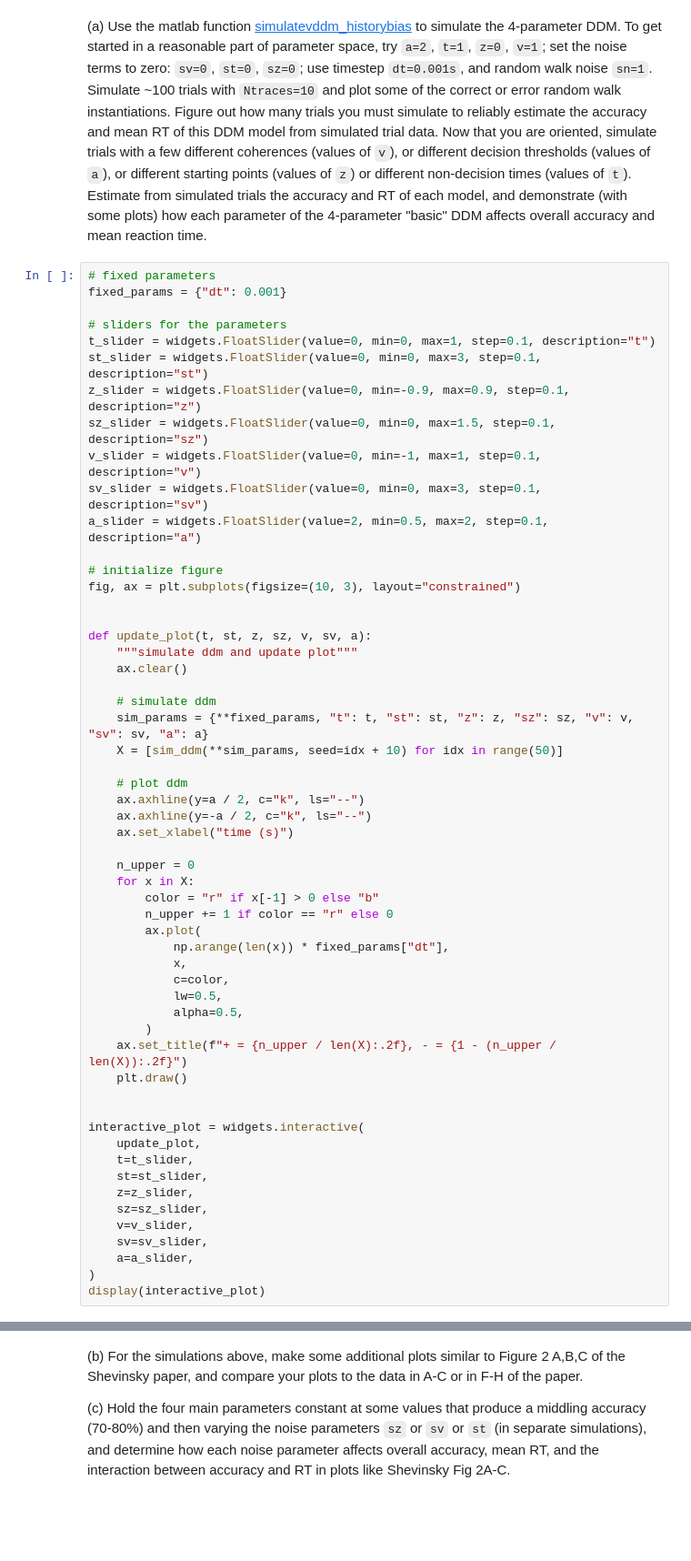
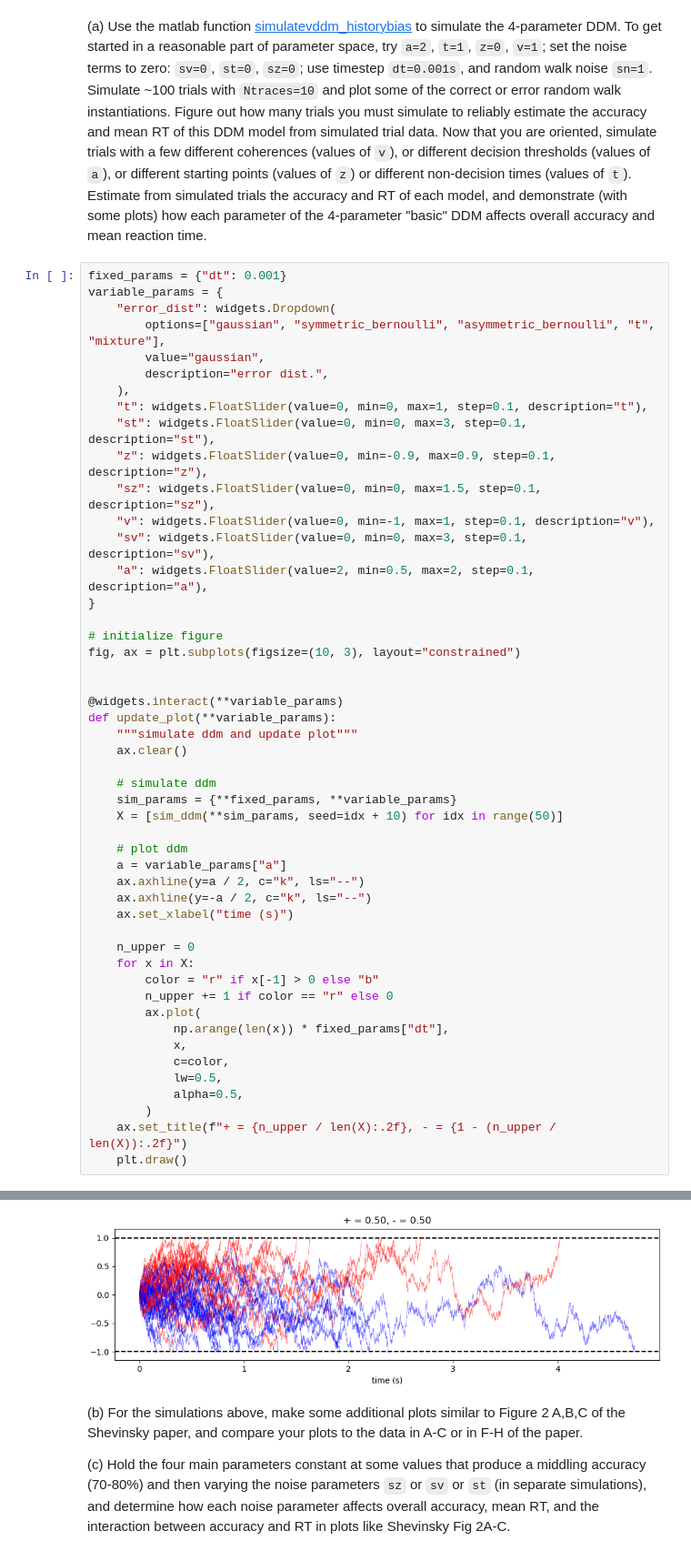
Before and after one commit to griegner/drift-diffusion, a Jupyter notebook: examples/01-sim-drift-diffusion.ipynb, the cells around one changed output, grey strips where cells are left out. Shown: that part at 91% size. Saved outputs shown, nothing was run; the diff lists cells and outputs as text; blank space fills up the shorter version.

Commit message:
sim ddm with non-gaussian distributions

```diff
--- a/examples/01-sim-drift-diffusion.ipynb
+++ b/examples/01-sim-drift-diffusion.ipynb
@@ -12,31 +13,37 @@ plt.rcParams.update({"font.size": 10})
 # %% [markdown]
 (a) Use the matlab function [simulatevddm_historybias](https://codeocean.com/capsule/0233454/tree/v2) to simulate the 4-parameter DDM. To get started in a reasonable part of parameter space, try `a=2`, `t=1`,  `z=0`, `v=1`; set the noise terms to zero: `sv=0`, `st=0`, `sz=0`; use timestep `dt=0.001s`, and random walk noise `sn=1`. Simulate ~100 trials with `Ntraces=10` and plot some of the correct or error random walk instantiations.  Figure out how many trials you must simulate to reliably estimate the accuracy and mean RT of this DDM model from simulated trial data. Now that you are oriented, simulate trials with a few different coherences (values of `v`), or different decision thresholds (values of `a`), or different starting points (values of `z`) or different non-decision times (values of `t`).  Estimate from simulated trials the accuracy and RT of each model, and demonstrate (with some plots) how each parameter of the 4-parameter "basic" DDM affects overall accuracy and mean reaction time.
 # %%
-# fixed parameters
 fixed_params = {"dt": 0.001}
-
-# sliders for the parameters
-t_slider = widgets.FloatSlider(value=0, min=0, max=1, step=0.1, description="t")
-st_slider = widgets.FloatSlider(value=0, min=0, max=3, step=0.1, description="st")
-z_slider = widgets.FloatSlider(value=0, min=-0.9, max=0.9, step=0.1, description="z")
-sz_slider = widgets.FloatSlider(value=0, min=0, max=1.5, step=0.1, description="sz")
-v_slider = widgets.FloatSlider(value=0, min=-1, max=1, step=0.1, description="v")
-sv_slider = widgets.FloatSlider(value=0, min=0, max=3, step=0.1, description="sv")
-a_slider = widgets.FloatSlider(value=2, min=0.5, max=2, step=0.1, description="a")
+variable_params = {
+    "error_dist": widgets.Dropdown(
+        options=["gaussian", "symmetric_bernoulli", "asymmetric_bernoulli", "t", "mixture"],
+        value="gaussian",
+        description="error dist.",
+    ),
+    "t": widgets.FloatSlider(value=0, min=0, max=1, step=0.1, description="t"),
+    "st": widgets.FloatSlider(value=0, min=0, max=3, step=0.1, description="st"),
+    "z": widgets.FloatSlider(value=0, min=-0.9, max=0.9, step=0.1, description="z"),
+    "sz": widgets.FloatSlider(value=0, min=0, max=1.5, step=0.1, description="sz"),
+    "v": widgets.FloatSlider(value=0, min=-1, max=1, step=0.1, description="v"),
+    "sv": widgets.FloatSlider(value=0, min=0, max=3, step=0.1, description="sv"),
+    "a": widgets.FloatSlider(value=2, min=0.5, max=2, step=0.1, description="a"),
+}
 
 # initialize figure
 fig, ax = plt.subplots(figsize=(10, 3), layout="constrained")
 
 
-def update_plot(t, st, z, sz, v, sv, a):
+@widgets.interact(**variable_params)
+def update_plot(**variable_params):
     """simulate ddm and update plot"""
     ax.clear()
 
     # simulate ddm
-    sim_params = {**fixed_params, "t": t, "st": st, "z": z, "sz": sz, "v": v, "sv": sv, "a": a}
+    sim_params = {**fixed_params, **variable_params}
     X = [sim_ddm(**sim_params, seed=idx + 10) for idx in range(50)]
 
     # plot ddm
+    a = variable_params["a"]
     ax.axhline(y=a / 2, c="k", ls="--")
     ax.axhline(y=-a / 2, c="k", ls="--")
     ax.set_xlabel("time (s)")
@@ -54,16 +61,4 @@ def update_plot(t, st, z, sz, v, sv, a):
         )
     ax.set_title(f"+ = {n_upper / len(X):.2f}, - = {1 - (n_upper / len(X)):.2f}")
     plt.draw()
-
-
-interactive_plot = widgets.interactive(
-    update_plot,
-    t=t_slider,
-    st=st_slider,
-    z=z_slider,
-    sz=sz_slider,
-    v=v_slider,
-    sv=sv_slider,
-    a=a_slider,
-)
-display(interactive_plot)
+# %% [output]
@@ -70,3 +66,4 @@ display(interactive_plot)
+[figure, added]
 # %% [markdown]
 (b) For the simulations above, make some additional plots similar to Figure 2 A,B,C of the Shevinsky paper, and compare your plots to the data in A-C or in F-H of the paper.
 
```
Also changed, not shown: parts of 3 cells of this notebook, 2 other files.
